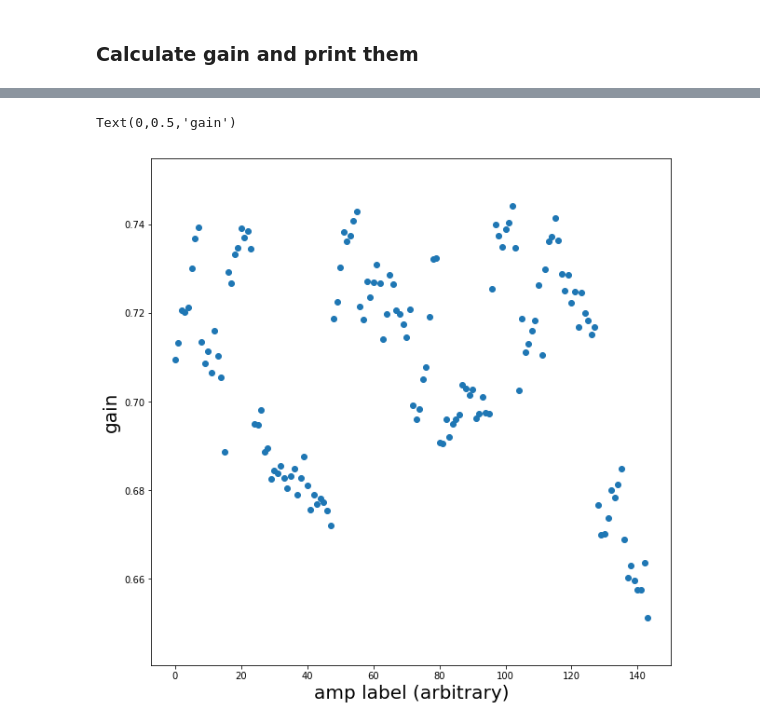
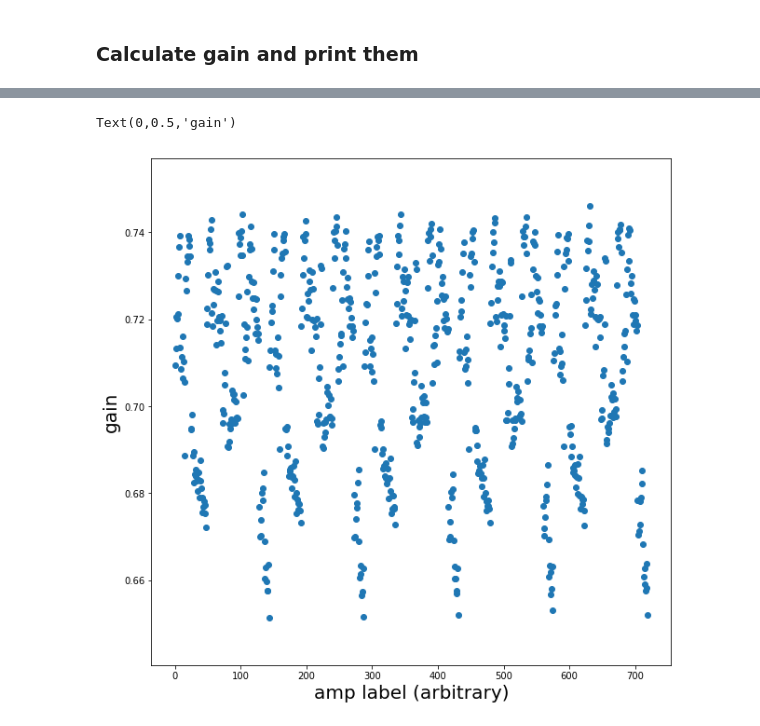
Before and after one commit to lsst/bootcamp-work, a Jupyter notebook: workspace/welcome_to_FE55_draft.ipynb, the cells around one changed output, grey strips where cells are left out. Saved outputs shown, nothing was run; the diff lists cells and outputs as text; code cells hidden in the pictures.

Commit message:
loop over all visits

```diff
--- a/workspace/welcome_to_FE55_draft.ipynb
+++ b/workspace/welcome_to_FE55_draft.ipynb
@@ -76,2 +77,9 @@ print(butler.queryMetadata('raw', ['visit'], dataId={'imageType': 'FE55', 'testT
 # %% [output]
 [258334666, 258334978, 258335291, 258335602, 258335913]
+# %%
+data_id_list = []
+for visit_num in visit_list:
+    for detector_num in range(9):
+        dId = {'visit': visit_num, 'detector': detector_num}
+        if butler.datasetExists('raw', dataId=dId):
+            data_id_list.append(dId)
@@ -123,9 +135,8 @@ fits = []
 amp_names = []
 detector_names = []
 
-for detector_num in range(9):
+for dId in data_id_list:
 
-    dId = {'visit': 258334666, 'detector': detector_num}
     raw = butler.get('raw', **dId)
     bias = butler.get('bias', **dId)
 
@@ -179,7 +190,7 @@ True
 ### plot distributions for all 16 amps.
 # %%
 fig, axs = plt.subplots(4, 4, figsize=(10, 10))
-offset=55
+offset=155
 for i in range(16):
     x = xs[i+offset]
     y = ys[i+offset]
@@ -209,7 +220,7 @@ FE55_electrons = 1594
 ### Calculate gain and print them
 # %%
 gains = []
-for i in range(9*16):
+for i in range(len(fits)):
     gains.append(FE55_electrons/fits[i][0][1])
     #print("Gain for amp %d,%s -- %.5f"%(detector_names[i], amp_names[i], FE55_electrons/fits[i][0][1]))
 # %%
@@ -219,8 +230,8 @@ len(gains)
 # %%
 plt.figure(figsize=(10,10))
-plt.scatter(numpy.arange(9*16,dtype=int), gains)
+plt.scatter(numpy.arange(len(fits),dtype=int), gains)
 plt.xlabel('amp label (arbitrary)', fontsize=20)
 plt.ylabel('gain', fontsize=20)
 # %% [output]
 Text(0,0.5,'gain')
-[figure, old version]
+[figure, new version]
```
Also changed, not shown: parts of 4 cells of this notebook.
